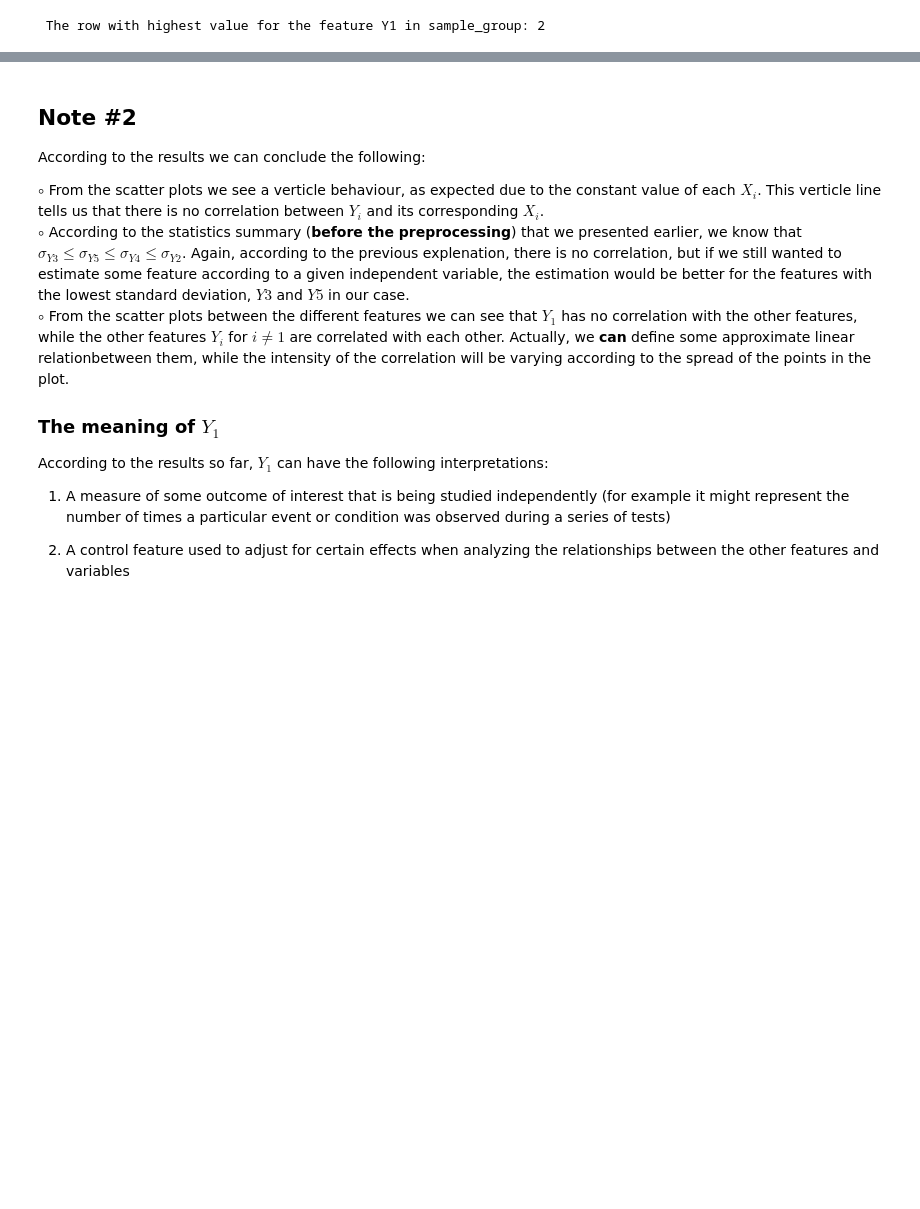
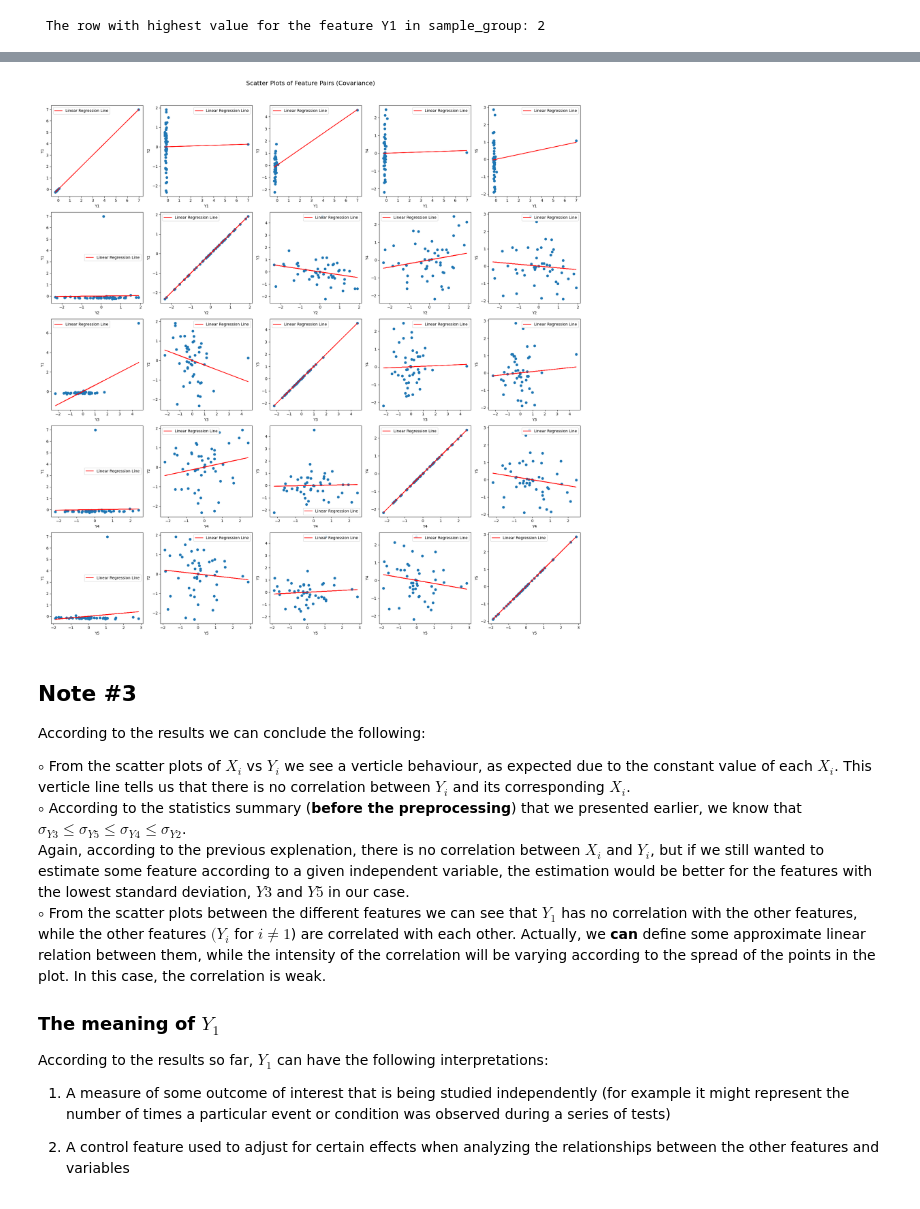
Before and after one commit to RonBartov/Data_Processing, a Jupyter notebook: factory_data_processing.ipynb, the cells around one changed output, grey strips where cells are left out. Saved outputs shown, nothing was run; the diff lists cells and outputs as text; code cells hidden in the pictures; blank space fills up the shorter version.

```diff
--- a/factory_data_processing.ipynb
+++ b/factory_data_processing.ipynb
@@ -147,10 +185,9 @@ dtype: int64
 # %%
 # Replace all NaN values with some reasonable value that will maintain each column mean
-means = sample_group.mean()
-print(means)
+sample_group_means = sample_group.mean()
 for column in sample_group.columns:
     is_nan = pd.to_numeric(sample_group[column]).isnull()
-    sample_group.loc[is_nan, column] = means[column]
+    sample_group.loc[is_nan, column] = sample_group_means[column]
 
 sample_group.head(num_rows_to_present)
 # %% [output]
@@ -237,14 +228,13 @@ ${\circ}$ We can describe the data in the following way:
 # %%
-# Separate the features (Yi columns) from the rest of the data
+# Features scaling according to the standardization method
 features_columns = ['Y1', 'Y2', 'Y3', 'Y4', 'Y5']
+variables_columns = ['X2', 'X3', 'X4', 'X5']
 
-# Calculate mean and standard deviation for each feature column
-means = sample_group[features_columns].mean()
-stds = sample_group[features_columns].std()
+sample_group_features_means = sample_group[features_columns].mean()
+sample_group_features_stds = sample_group[features_columns].std()
 
-# Scale the Yi columns (features) with zero mean and variance of 1
-scaled_features = (sample_group[features_columns] - means) / stds
+# Scale the features with zero mean and variance of 1
+scaled_features = (sample_group[features_columns] - sample_group_features_means) / sample_group_features_stds
 
 # Combine the scaled features with the X columns
-X_columns = ['X2', 'X3', 'X4', 'X5']
-sample_group = pd.concat([scaled_features, sample_group[X_columns]], axis=1)
+sample_group = pd.concat([scaled_features, sample_group[variables_columns]], axis=1)
@@ -368,12 +357,51 @@ plt.show()
+# %%
+# Create subplots for all combinations of features
+fig, axes = plt.subplots(len_features, len_features, figsize=(20, 20))
+fig.suptitle("Scatter Plots of Feature Pairs (Covariance)", fontsize=16, y=1.02)
+
+# Loop over rows and columns for subplots
+for i in range(len_features):
+    for j in range(len_features):
+
+        # Get the names of the features to be plotted
+        axis_zero_feature = features_columns[i]
+        axis_one_feature = features_columns[j]
+
+        # Plot the scatter plot of Yi vs Yj
+        axes[i, j].scatter(sample_group[axis_zero_feature], sample_group[axis_one_feature])
+
+        # Fit a linear regression model using numpy
+        X = sample_group[axis_zero_feature].values.reshape(-1, 1)
+        Y = sample_group[axis_one_feature].values
+        coefficients = np.polyfit(X.flatten(), Y, deg=1)  # Fit a first-degree polynomial (linear regression)
+
+        # Calculate the predicted values using the linear regression coefficients
+        Y_pred = np.polyval(coefficients, X.flatten())
+        # Plot the linear regression line
+        axes[i, j].plot(X, Y_pred, color='red', label='Linear Regression Line')
+        axes[i, j].legend()
+
+        # Set axis labels and subplot titles
+        axes[i, j].set_xlabel(axis_zero_feature)
+        axes[i, j].set_ylabel(axis_one_feature)
+
+# Adjust layout to prevent overlapping of subplots
+plt.tight_layout()
+
+plt.show()
+# %% [output]
+[figure, added]
 # %% [markdown]
-## **Note #2**
+## **Note #3**
 According to the results we can conclude the following:
 
-${\circ}$ From the scatter plots we see a verticle behaviour, as expected due to the constant value of each ${X_i}$. This verticle line tells us that there is no correlation between ${Y_i}$ and its corresponding ${X_i}$.
+${\circ}$ From the scatter plots of ${X_i}$ vs ${Y_i}$ we see a verticle behaviour, as expected due to the constant value of each ${X_i}$. This verticle line tells us that there is no correlation between ${Y_i}$ and its corresponding ${X_i}$.
 <br>
-${\circ}$ According to the statistics summary (**before the preprocessing**) that we presented earlier, we know that ${σ_{Y3} \le σ_{Y5} \le σ_{Y4} \le σ_{Y2}}$. Again, according to the previous explenation, there is no correlation, but if we still wanted to estimate some feature according to a given independent variable, the estimation would be better for the features with the lowest standard deviation, ${Y3}$ and ${Y5}$ in our case.
+${\circ}$ According to the statistics summary (**before the preprocessing**) that we presented earlier, we know that ${σ_{Y3} \le σ_{Y5} \le σ_{Y4} \le σ_{Y2}}$.
 <br>
-${\circ}$ From the scatter plots between the different features we can see that ${Y_1}$ has no correlation with the other features, while the other features ${Y_i}$ for ${i \neq 1}$ are correlated with each other. Actually, we **can** define some approximate linear relationbetween them, while the intensity of the correlation will be varying according to the spread of the points in the plot.
+Again, according to the previous explenation, there is no correlation between ${X_i}$ and ${Y_i}$, but if we still wanted to estimate some feature according to a given independent variable, the estimation would be better for the features with the lowest standard deviation, ${Y3}$ and ${Y5}$ in our case.
+<br>
+${\circ}$ From the scatter plots between the different features we can see that ${Y_1}$ has no correlation with the other features, while the other features $({Y_i}$ for ${i \neq 1}$) are correlated with each other. Actually, we **can** define some approximate linear relation between them, while the intensity of the correlation will be varying according to the spread of the points in the plot. In this case, the correlation is weak.
 
 
 ### The meaning of ${Y_1}$
```
Also changed, not shown: parts of 23 cells of this notebook.
